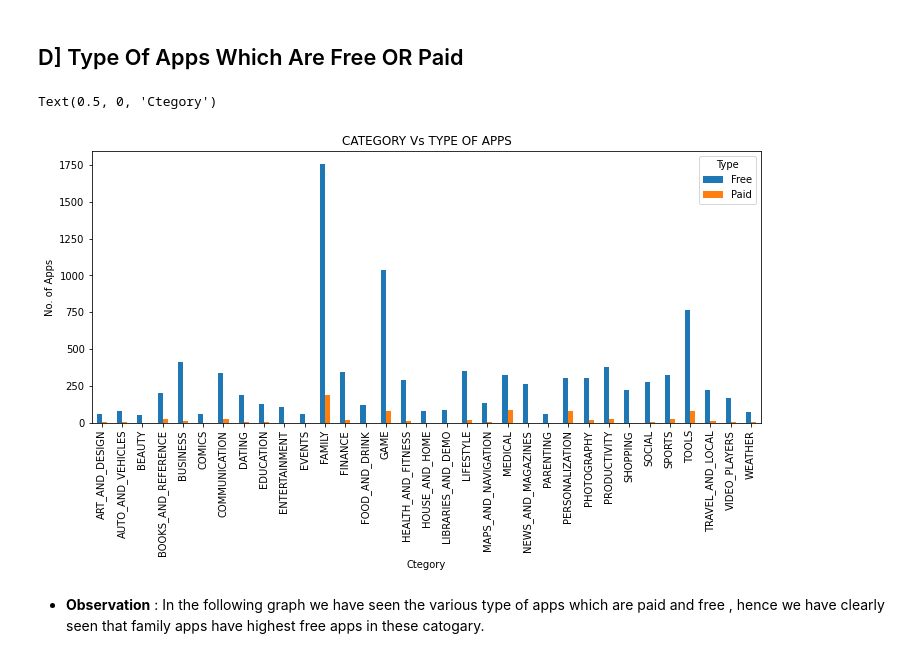
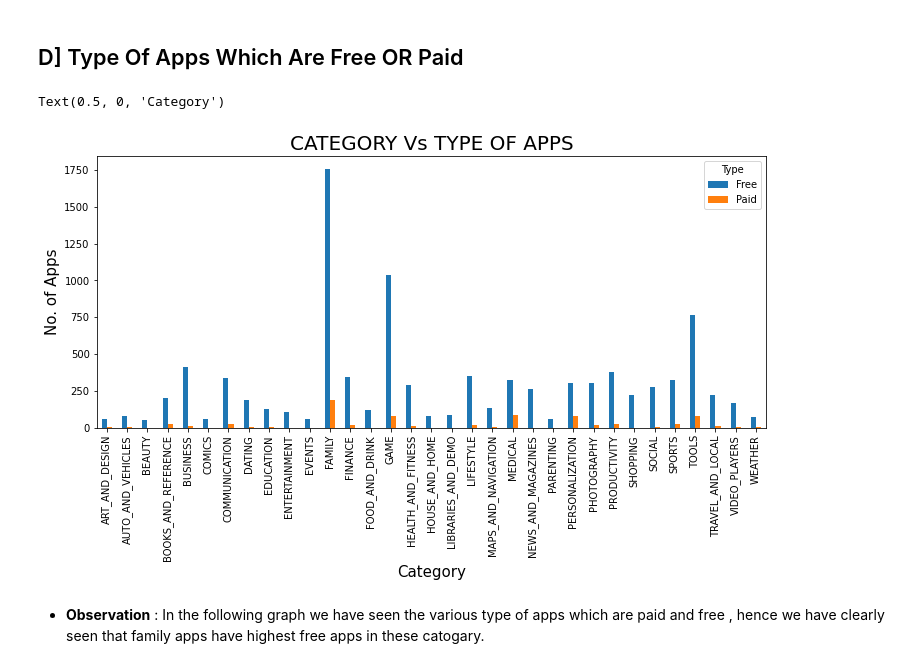
Before and after one commit to sumit25chini/Play-Store-Apps-Reviews-Analysis, a Jupyter notebook: AS_Team_Capstone_Project_Play_Store_App_Review_Analysis_Capstone_Project.ipynb, the cells around one changed output. Saved outputs shown, nothing was run; the diff lists cells and outputs as text; code cells hidden in the pictures.

```diff
--- a/AS_Team_Capstone_Project_Play_Store_App_Review_Analysis_Capstone_Project.ipynb
+++ b/AS_Team_Capstone_Project_Play_Store_App_Review_Analysis_Capstone_Project.ipynb
@@ -631,13 +631,13 @@ app_rs = df.groupby(['Category','Type'])['Category'].count().unstack()
 # %%
 # creat figure and plot graph
 plt.rcParamsDefault['figure.figsize'] = (20,5)
 app_rs.plot(kind = 'bar')
-plt.title('CATEGORY Vs TYPE OF APPS')
-plt.ylabel('No. of Apps')
-plt.xlabel('Ctegory')
+plt.title('CATEGORY Vs TYPE OF APPS' , fontsize = 20)
+plt.ylabel('No. of Apps' , fontsize = 15)
+plt.xlabel('Category', fontsize = 15)
 # %% [output]
-Text(0.5, 0, 'Ctegory')
+Text(0.5, 0, 'Category')
-[figure, old version]
+[figure, new version]
 # %% [markdown]
 * **Observation** : In the following graph we have seen the various type of apps  which are paid and free , hence we have clearly seen that family apps have highest free apps in these catogary.
 # %% [markdown]
```
Also changed, not shown: parts of 5 cells of this notebook.
